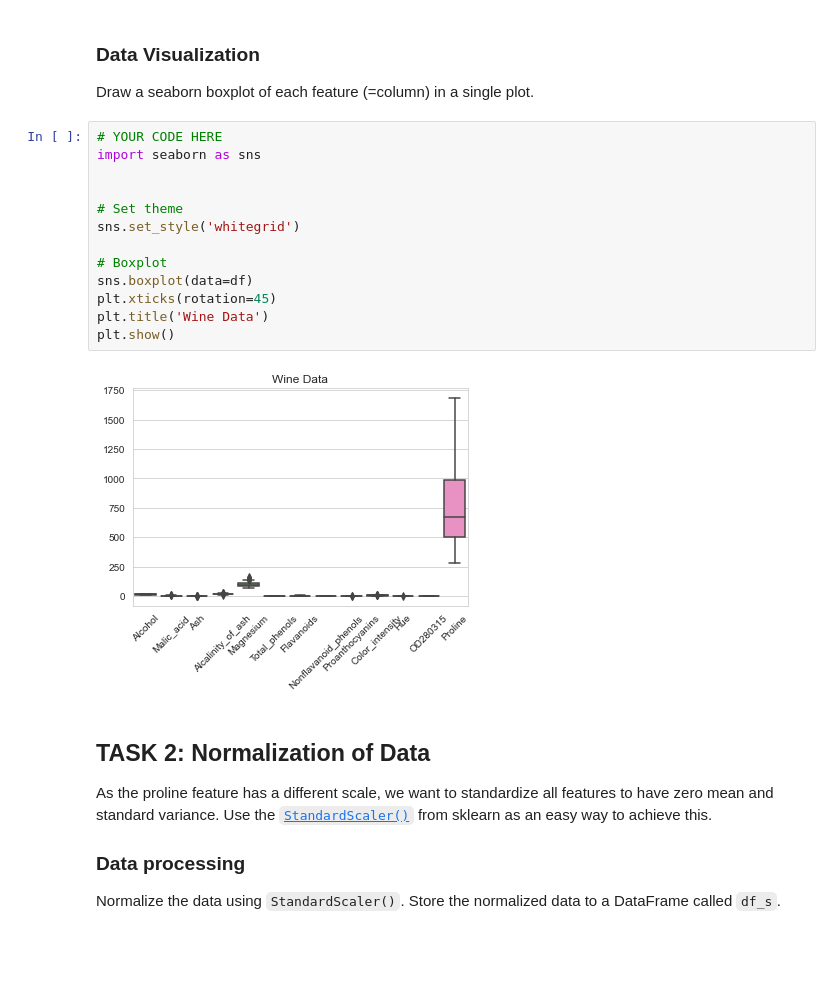
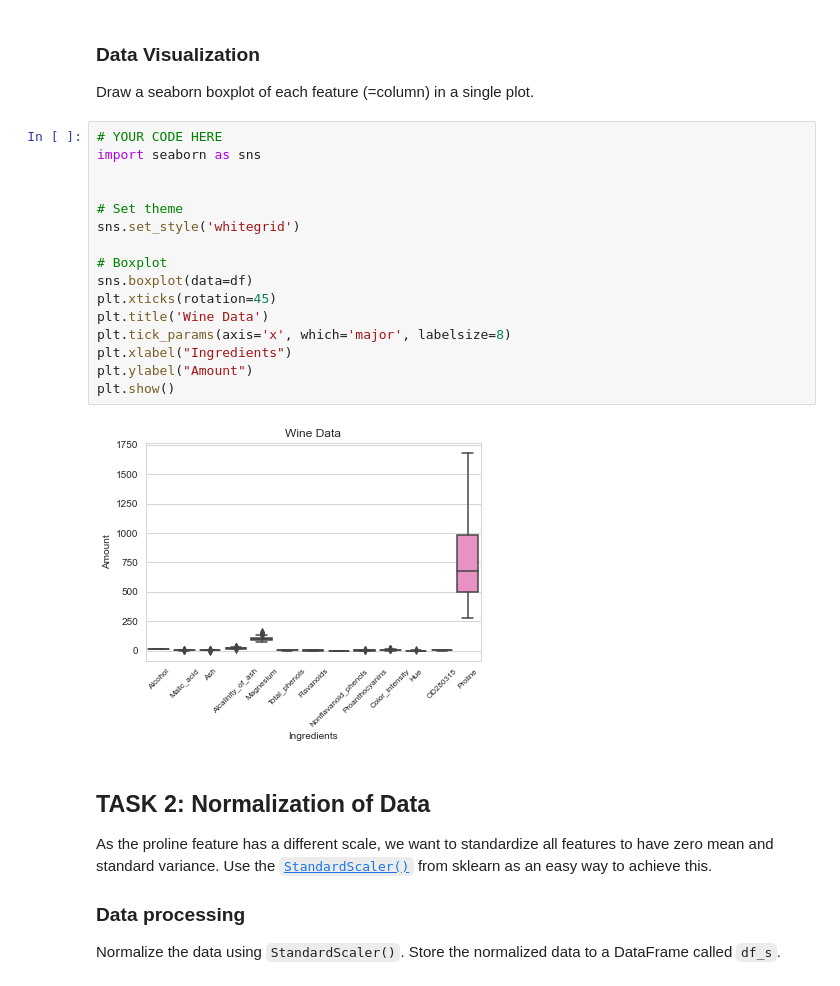
Before and after one commit to s-naegele/Data-Analysis, a Jupyter notebook: Lab/03_ContinuousData.ipynb, the cells around one changed output. Cells and saved outputs as stored; diff of their text form; blank space fills up the shorter version.

```diff
--- a/Lab/03_ContinuousData.ipynb
+++ b/Lab/03_ContinuousData.ipynb
@@ -87,18 +87,21 @@ Draw a seaborn boxplot of each feature (=column) in a single plot.
 # %%
 # YOUR CODE HERE
 import seaborn as sns
 
 
 # Set theme
 sns.set_style('whitegrid')
 
 # Boxplot
 sns.boxplot(data=df)
 plt.xticks(rotation=45)
 plt.title('Wine Data')
+plt.tick_params(axis='x', which='major', labelsize=8)
+plt.xlabel("Ingredients")
+plt.ylabel("Amount")
 plt.show()
 # %% [output]
-[figure, old version]
+[figure, new version]
 # %% [markdown]
 ## TASK 2: Normalization of Data
 
```
Also changed, not shown: parts of 5 cells of this notebook.
